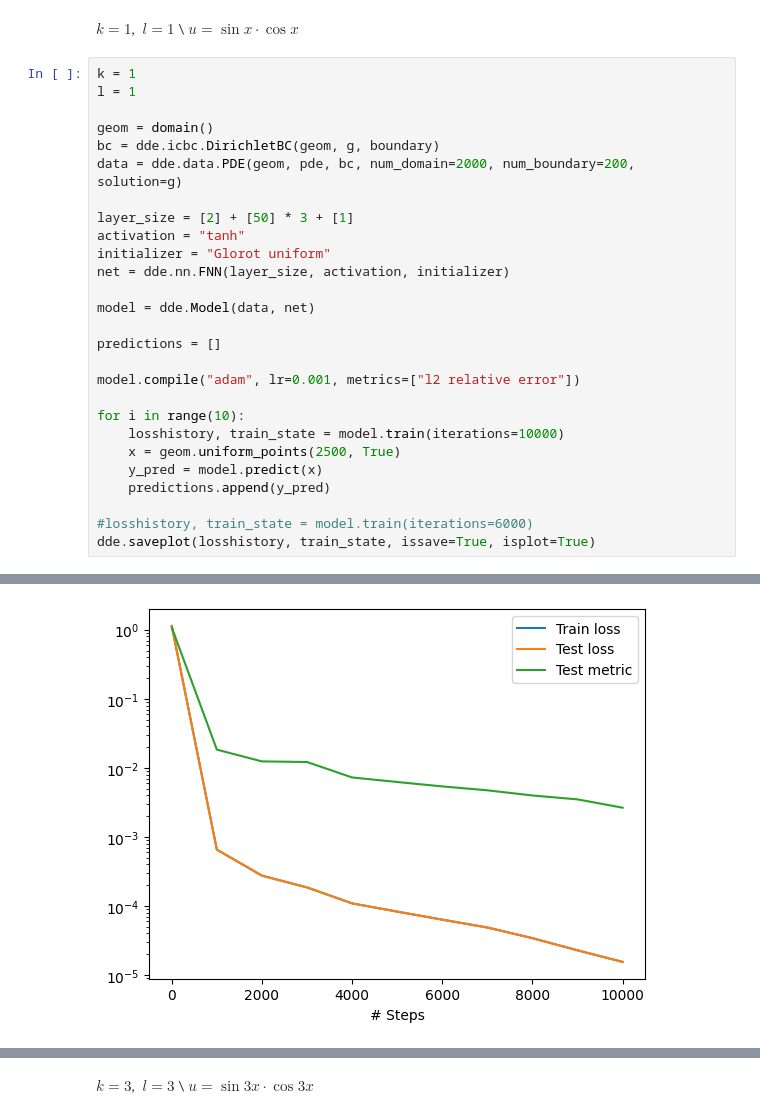
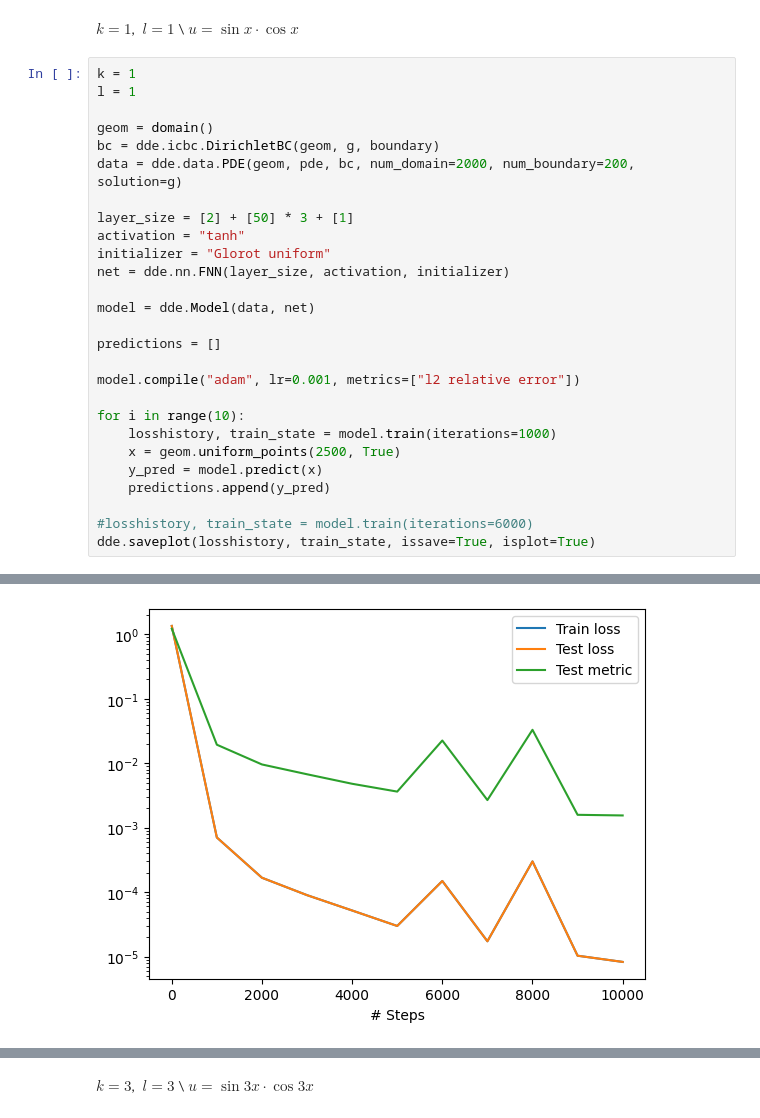
Before and after one commit to Pisarenkova/KT_2025, a Jupyter notebook: deepxde.ipynb, the cells around one changed output, grey strips where cells are left out. Drawn from its saved outputs; the diff is of its cells as text.

```diff
--- a/deepxde.ipynb
+++ b/deepxde.ipynb
@@ -159,7 +171,7 @@ predictions = []
 model.compile("adam", lr=0.001, metrics=["l2 relative error"])
 
 for i in range(10):
-    losshistory, train_state = model.train(iterations=10000)
+    losshistory, train_state = model.train(iterations=1000)
     x = geom.uniform_points(2500, True)
     y_pred = model.predict(x)
     predictions.append(y_pred)
@@ -181,10 +193,10 @@ Step      Train loss              Test loss               Test metric
 
 ... (123 lines left out)
 
 Saving loss history to /content/loss.dat ...
 Saving training data to /content/train.dat ...
 Saving test data to /content/test.dat ...
-[figure, old version]
+[figure, new version]
 [figure]
 # %%
 visualize_solution(model)
```
Also changed, not shown: parts of 11 cells of this notebook.
